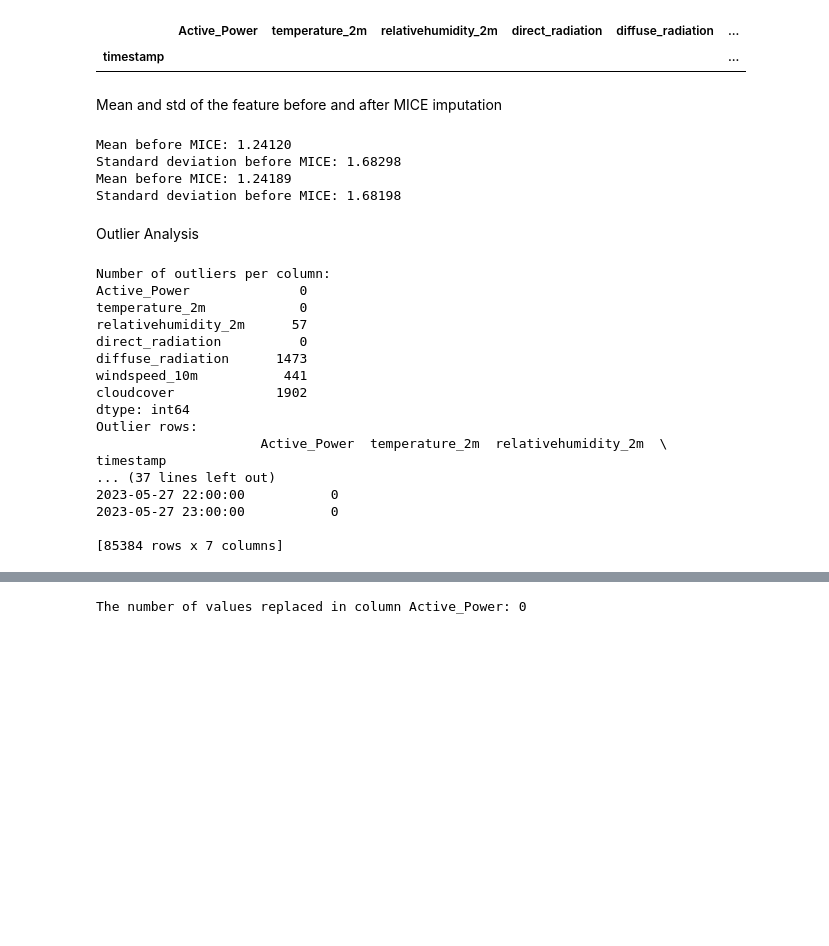
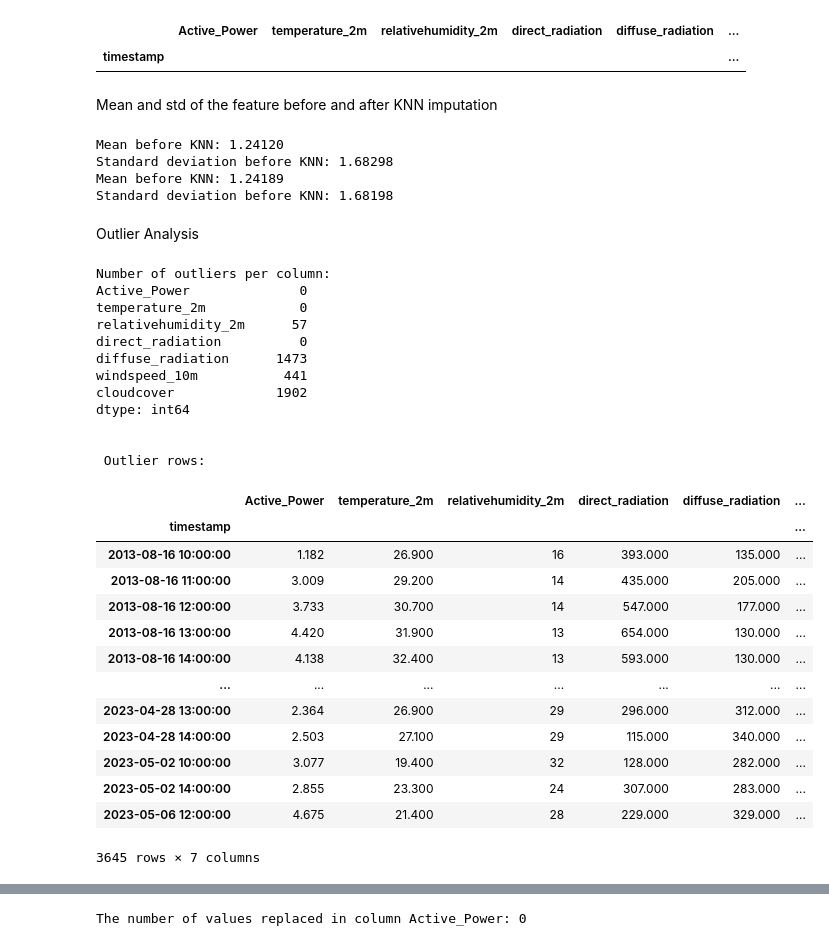
Before and after one commit to sangeetha345/SolarIQ, a Jupyter notebook: EDA.ipynb, the cells around one changed output, grey strips where cells are left out. Saved outputs shown, nothing was run; the diff lists cells and outputs as text; code cells hidden in the pictures; blank space fills up the shorter version.

```diff
--- a/EDA.ipynb
+++ b/EDA.ipynb
@@ -81,68 +81,74 @@ imputed_data_df[imputed_data_df['Active_Power'] < 0 ]
 |  | Active_Power | temperature_2m | relativehumidity_2m | direct_radiation | diffuse_radiation | ... |
 | timestamp |  |  |  |  |  | ... |
 # %% [markdown]
-Mean and std of the feature before and after MICE imputation
+Mean and std of the feature before and after KNN imputation
 # %%
 mean_before = df['Active_Power'].mean()
 std_before = df['Active_Power'].std()
 
-print(f'Mean before MICE: {mean_before:.5f}')
-print(f'Standard deviation before MICE: {std_before:.5f}')
+print(f'Mean before KNN: {mean_before:.5f}')
+print(f'Standard deviation before KNN: {std_before:.5f}')
 
 mean_after = imputed_data_df['Active_Power'].mean()
 std_after = imputed_data_df['Active_Power'].std()
 
-print(f'Mean before MICE: {mean_after:.5f}')
-print(f'Standard deviation before MICE: {std_after:.5f}')
+print(f'Mean before KNN: {mean_after:.5f}')
+print(f'Standard deviation before KNN: {std_after:.5f}')
 # %% [output]
-Mean before MICE: 1.24120
-Standard deviation before MICE: 1.68298
-Mean before MICE: 1.24189
-Standard deviation before MICE: 1.68198
+Mean before KNN: 1.24120
+Standard deviation before KNN: 1.68298
+Mean before KNN: 1.24189
+Standard deviation before KNN: 1.68198
 # %% [markdown]
 Outlier Analysis
 # %%
 import pandas as pd
 from scipy import stats
 
-# Assuming df is your DataFrame with a timestamp index and numerical columns
-# Drop non-numerical columns if any
 numerical_df = df.select_dtypes(include=['float64', 'int64'])
 
 # Compute Z-scores
 z_scores = stats.zscore(numerical_df)
 abs_z_scores = abs(z_scores)
 threshold = 3  # Common threshold for identifying outliers
 
 # Create a DataFrame with outliers identified
 outliers = (abs_z_scores > threshold)
 
 # Count of outliers
 print("Number of outliers per column:")
 print(pd.DataFrame(outliers, columns=numerical_df.columns).sum())
 
-# Optionally, see outlier rows
-outlier_rows = df[~(outliers.all(axis=1))]
-print("Outlier rows:")
-print(outlier_rows)
+outlier_rows = df[(outliers.any(axis=1))]
+print("\n\n Outlier rows:")
+outlier_rows
 # %% [output]
 Number of outliers per column:
 Active_Power              0
 temperature_2m            0
 relativehumidity_2m      57
 direct_radiation          0
 diffuse_radiation      1473
 windspeed_10m           441
 cloudcover             1902
 dtype: int64
-Outlier rows:
-                     Active_Power  temperature_2m  relativehumidity_2m  \
-timestamp
-... (37 lines left out)
-2023-05-27 22:00:00           0
-2023-05-27 23:00:00           0
 
-[85384 rows x 7 columns]
+
+ Outlier rows:
+|  | Active_Power | temperature_2m | relativehumidity_2m | direct_radiation | diffuse_radiation | ... |
+| timestamp |  |  |  |  |  | ... |
+| 2013-08-16 10:00:00 | 1.182 | 26.900 | 16 | 393.000 | 135.000 | ... |
+| 2013-08-16 11:00:00 | 3.009 | 29.200 | 14 | 435.000 | 205.000 | ... |
+| 2013-08-16 12:00:00 | 3.733 | 30.700 | 14 | 547.000 | 177.000 | ... |
+| 2013-08-16 13:00:00 | 4.420 | 31.900 | 13 | 654.000 | 130.000 | ... |
+| 2013-08-16 14:00:00 | 4.138 | 32.400 | 13 | 593.000 | 130.000 | ... |
+| ... | ... | ... | ... | ... | ... | ... |
+| 2023-04-28 13:00:00 | 2.364 | 26.900 | 29 | 296.000 | 312.000 | ... |
+| 2023-04-28 14:00:00 | 2.503 | 27.100 | 29 | 115.000 | 340.000 | ... |
+| 2023-05-02 10:00:00 | 3.077 | 19.400 | 32 | 128.000 | 282.000 | ... |
+| 2023-05-02 14:00:00 | 2.855 | 23.300 | 24 | 307.000 | 283.000 | ... |
+| 2023-05-06 12:00:00 | 4.675 | 21.400 | 28 | 229.000 | 329.000 | ... |
+3645 rows × 7 columns
 # %%
 import pandas as pd
 
```
Also changed, not shown: parts of 3 cells of this notebook.
